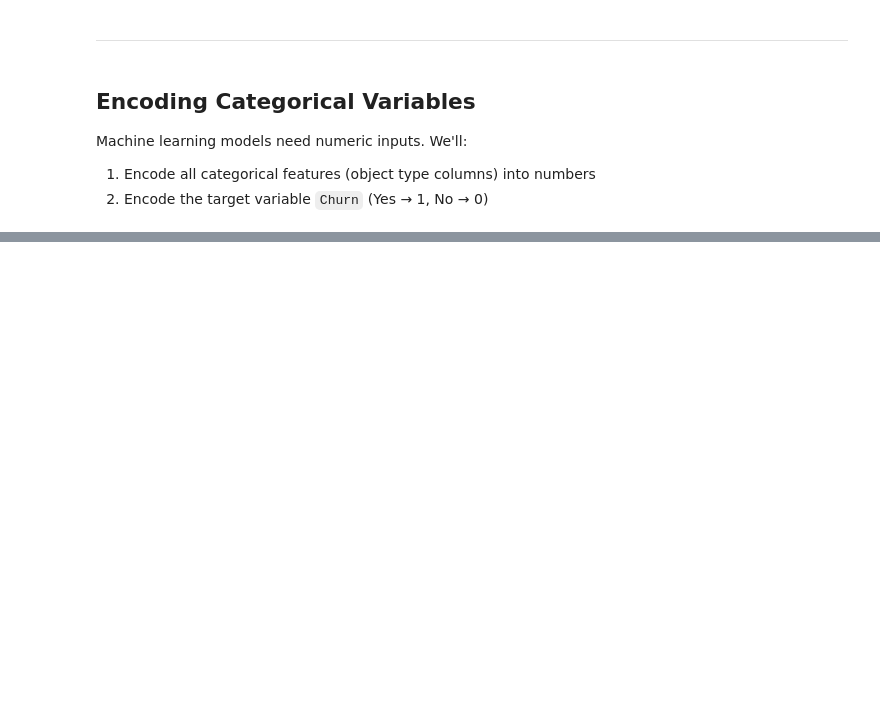
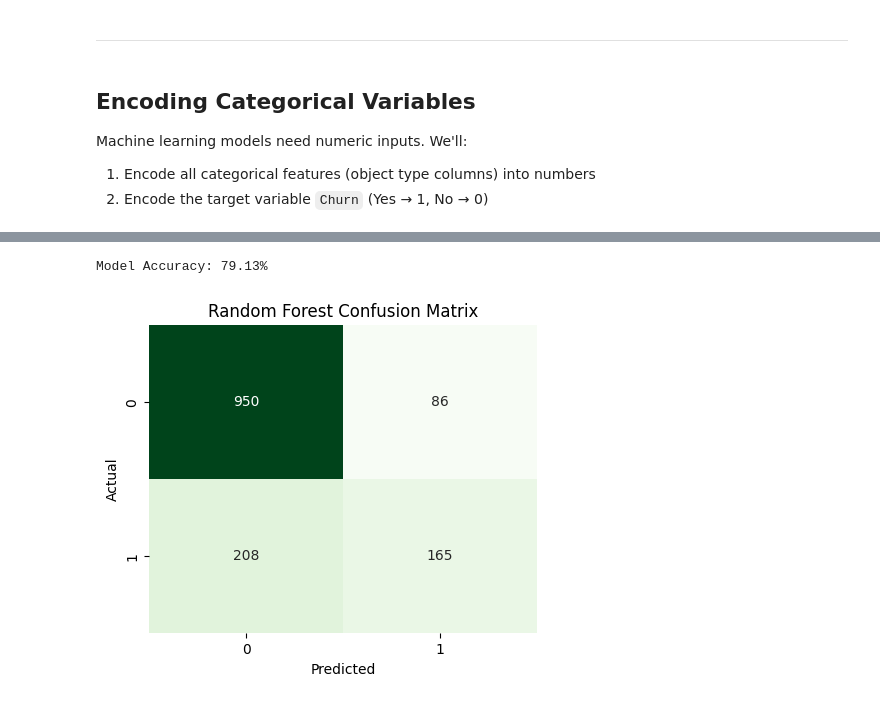
Before and after one commit to AzhadArshad/MachineLearningFromScratch, a Jupyter notebook: notebooks/Customer Churn Prediction/Customer_Churn_Predictor.ipynb, the cells around one changed output, grey strips where cells are left out. Drawn from its saved outputs; the diff is of its cells as text; code cells hidden in the pictures; blank space fills up the shorter version.

```diff
--- a/notebooks/Customer Churn Prediction/Customer_Churn_Predictor.ipynb
+++ b/notebooks/Customer Churn Prediction/Customer_Churn_Predictor.ipynb
@@ -201,0 +257,6 @@ Machine learning models need numeric inputs. We'll:
+# %%
+scaler = StandardScaler()
+
+# Fit on training data and transform both train & test
+X_train_scaled = scaler.fit_transform(X_train)
+X_test_scaled = scaler.transform(X_test)
@@ -201,0 +341,15 @@ Machine learning models need numeric inputs. We'll:
+# %%
+from sklearn.ensemble import RandomForestClassifier
+
+# Initialize Random Forest
+rf_model = RandomForestClassifier(
+    n_estimators=100,     # number of trees
+    random_state=42,
+    class_weight='balanced'  # handle class imbalance
+)
+
+# Train model
+rf_model.fit(X_train_scaled, y_train)
+
+# Predict on test set
+y_pred_rf = rf_model.predict(X_test_scaled)
@@ -201,0 +364,17 @@ Machine learning models need numeric inputs. We'll:
+# %%
+accuracy = accuracy_score(y_test,y_pred_rf)
+acc_percentile = accuracy*100
+print(f"Model Accuracy: {acc_percentile:.2f}%")
+# %% [output]
+Model Accuracy: 79.13%
+# %%
+# Confusion Matrix
+cm_rf = confusion_matrix(y_test, y_pred_rf)
+plt.figure(figsize=(5,4))
+sns.heatmap(cm_rf, annot=True, fmt='d', cmap='Greens', cbar=False)
+plt.title("Random Forest Confusion Matrix")
+plt.xlabel("Predicted")
+plt.ylabel("Actual")
+plt.show()
+# %% [output]
+[figure, added]
```
Also changed, not shown: parts of 42 cells of this notebook.
